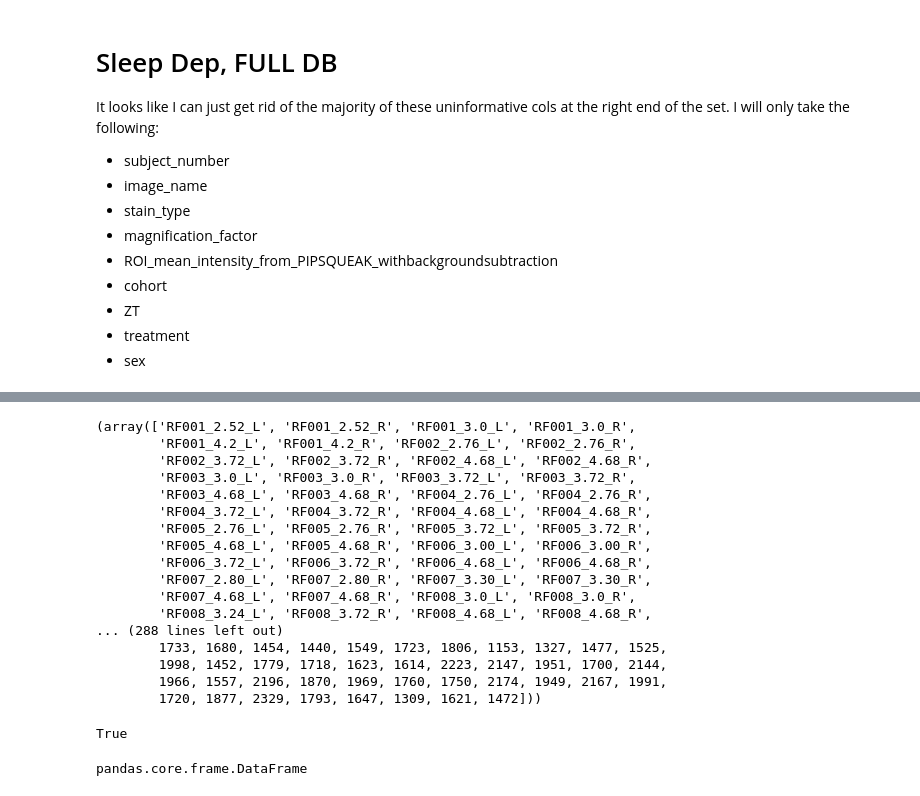
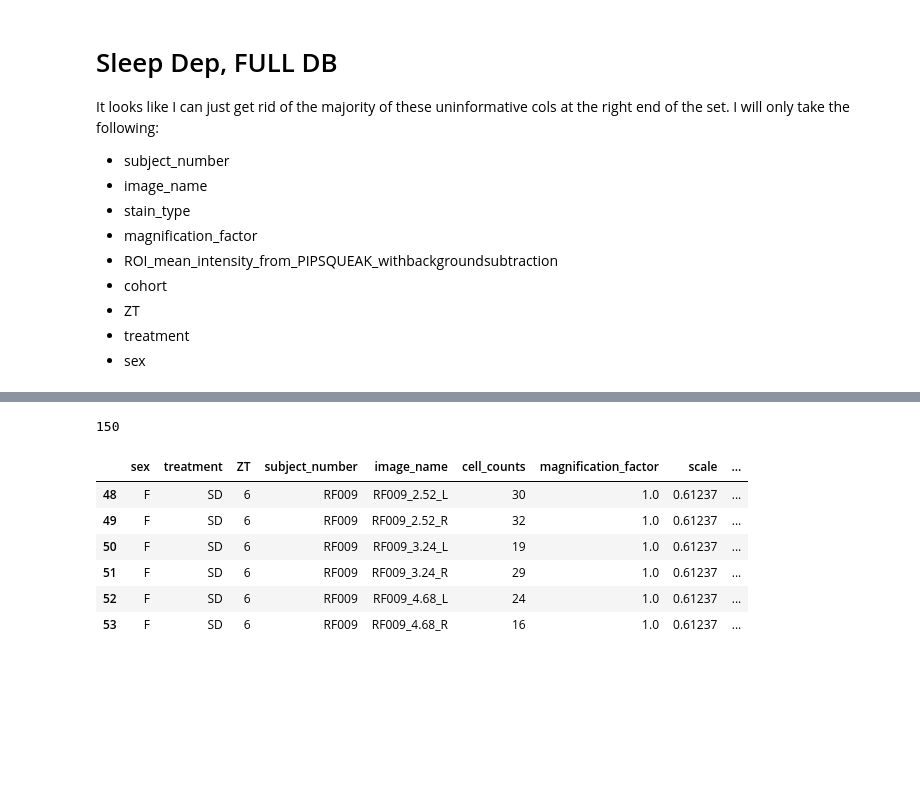
Before and after one commit to jonny-ramos/LRI, a Jupyter notebook: Image ROI Data Wrangling/Sleep Deprivation FULL DB/Untitled.ipynb, the cells around one changed output, grey strips where cells are left out. Saved outputs shown, nothing was run; the diff lists cells and outputs as text; code cells hidden in the pictures; blank space fills up the shorter version.

```diff
--- a/Image ROI Data Wrangling/Sleep Deprivation FULL DB/Untitled.ipynb
+++ b/Image ROI Data Wrangling/Sleep Deprivation FULL DB/Untitled.ipynb
@@ -114,28 +229,0 @@ Double-labeled_WFA_co-occurring_with_PV                          18563
-# %%
-np.unique(df.image_name, return_counts=True)
-# %% [output]
-(array(['RF001_2.52_L', 'RF001_2.52_R', 'RF001_3.0_L', 'RF001_3.0_R',
-        'RF001_4.2_L', 'RF001_4.2_R', 'RF002_2.76_L', 'RF002_2.76_R',
-        'RF002_3.72_L', 'RF002_3.72_R', 'RF002_4.68_L', 'RF002_4.68_R',
-        'RF003_3.0_L', 'RF003_3.0_R', 'RF003_3.72_L', 'RF003_3.72_R',
-        'RF003_4.68_L', 'RF003_4.68_R', 'RF004_2.76_L', 'RF004_2.76_R',
-        'RF004_3.72_L', 'RF004_3.72_R', 'RF004_4.68_L', 'RF004_4.68_R',
-        'RF005_2.76_L', 'RF005_2.76_R', 'RF005_3.72_L', 'RF005_3.72_R',
-        'RF005_4.68_L', 'RF005_4.68_R', 'RF006_3.00_L', 'RF006_3.00_R',
-        'RF006_3.72_L', 'RF006_3.72_R', 'RF006_4.68_L', 'RF006_4.68_R',
-        'RF007_2.80_L', 'RF007_2.80_R', 'RF007_3.30_L', 'RF007_3.30_R',
-        'RF007_4.68_L', 'RF007_4.68_R', 'RF008_3.0_L', 'RF008_3.0_R',
-        'RF008_3.24_L', 'RF008_3.72_R', 'RF008_4.68_L', 'RF008_4.68_R',
-... (288 lines left out)
-        1733, 1680, 1454, 1440, 1549, 1723, 1806, 1153, 1327, 1477, 1525,
-        1998, 1452, 1779, 1718, 1623, 1614, 2223, 2147, 1951, 1700, 2144,
-        1966, 1557, 2196, 1870, 1969, 1760, 1750, 2174, 1949, 2167, 1991,
-        1720, 1877, 2329, 1793, 1647, 1309, 1621, 1472]))
-# %%
-'image_name' in df.columns
-# %% [output]
-True
-# %%
-type(df)
-# %% [output]
-pandas.core.frame.DataFrame
@@ -141,0 +239,14 @@ pandas.core.frame.DataFrame
+# %%
+df_means[df_means.subject_number == 'RF009'].cell_counts.sum()
+# %% [output]
+150
+# %%
+df_means[df_means.subject_number == 'RF009']
+# %% [output]
+|  | sex | treatment | ZT | subject_number | image_name | cell_counts | magnification_factor | scale | ... |
+| 48 | F | SD | 6 | RF009 | RF009_2.52_L | 30 | 1.0 | 0.61237 | ... |
+| 49 | F | SD | 6 | RF009 | RF009_2.52_R | 32 | 1.0 | 0.61237 | ... |
+| 50 | F | SD | 6 | RF009 | RF009_3.24_L | 19 | 1.0 | 0.61237 | ... |
+| 51 | F | SD | 6 | RF009 | RF009_3.24_R | 29 | 1.0 | 0.61237 | ... |
+| 52 | F | SD | 6 | RF009 | RF009_4.68_L | 24 | 1.0 | 0.61237 | ... |
+| 53 | F | SD | 6 | RF009 | RF009_4.68_R | 16 | 1.0 | 0.61237 | ... |
```
Also changed, not shown: parts of 9 cells of this notebook.
